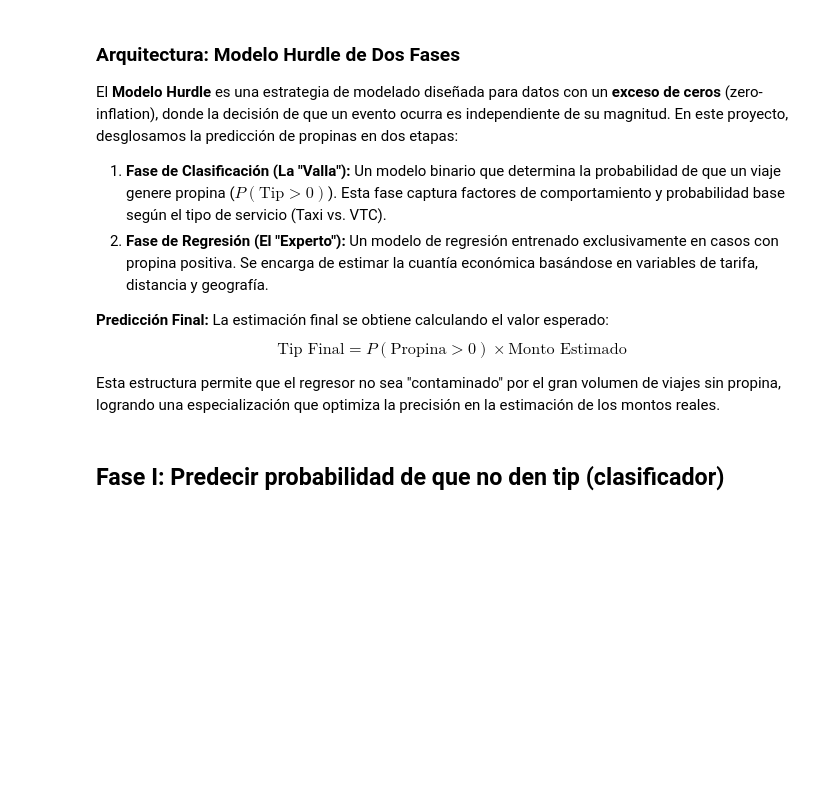
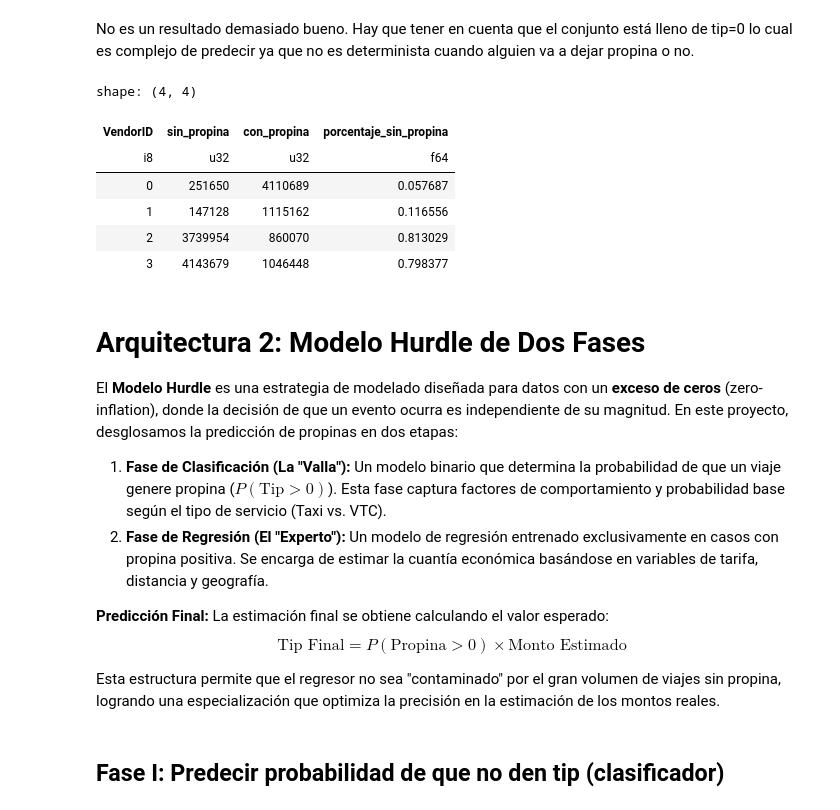
Before and after one commit to danpanto/NyFlow, a Jupyter notebook: models/tip_lgbm_model.ipynb, the cells around one changed output. Saved outputs shown, nothing was run; the diff lists cells and outputs as text; code cells hidden in the pictures; blank space fills up the shorter version.

```diff
--- a/models/tip_lgbm_model.ipynb
+++ b/models/tip_lgbm_model.ipynb
@@ -15,5 +157,22 @@ if not Path(path, "data").exists():
+# %% [markdown]
+No es un resultado demasiado bueno. Hay que tener en cuenta que el conjunto está lleno de tip=0 lo cual es complejo de predecir ya que no es determinista cuando alguien va a dejar propina o no.
+# %%
+df_train.group_by("VendorID").agg(
+    sin_propina=pl.col("tip_amount").filter(pl.col("tip_amount") == 0).count(),
+    con_propina=pl.col("tip_amount").filter(pl.col("tip_amount") > 0).count()
+).with_columns(
+    porcentaje_sin_propina=pl.col("sin_propina")/(pl.col("sin_propina")+pl.col("con_propina")),
+).sort("VendorID")
+# %% [output]
+shape: (4, 4)
+| VendorID | sin_propina | con_propina | porcentaje_sin_propina |
+| i8 | u32 | u32 | f64 |
+| 0 | 251650 | 4110689 | 0.057687 |
+| 1 | 147128 | 1115162 | 0.116556 |
+| 2 | 3739954 | 860070 | 0.813029 |
+| 3 | 4143679 | 1046448 | 0.798377 |
 # %% [markdown]
-### **Arquitectura: Modelo Hurdle de Dos Fases**
+# **Arquitectura 2: Modelo Hurdle de Dos Fases**
 
 El **Modelo Hurdle** es una estrategia de modelado diseñada para datos con un **exceso de ceros** (zero-inflation), donde la decisión de que un evento ocurra es independiente de su magnitud. En este proyecto, desglosamos la predicción de propinas en dos etapas:
 
```
Also changed, not shown: parts of 36 cells of this notebook.
